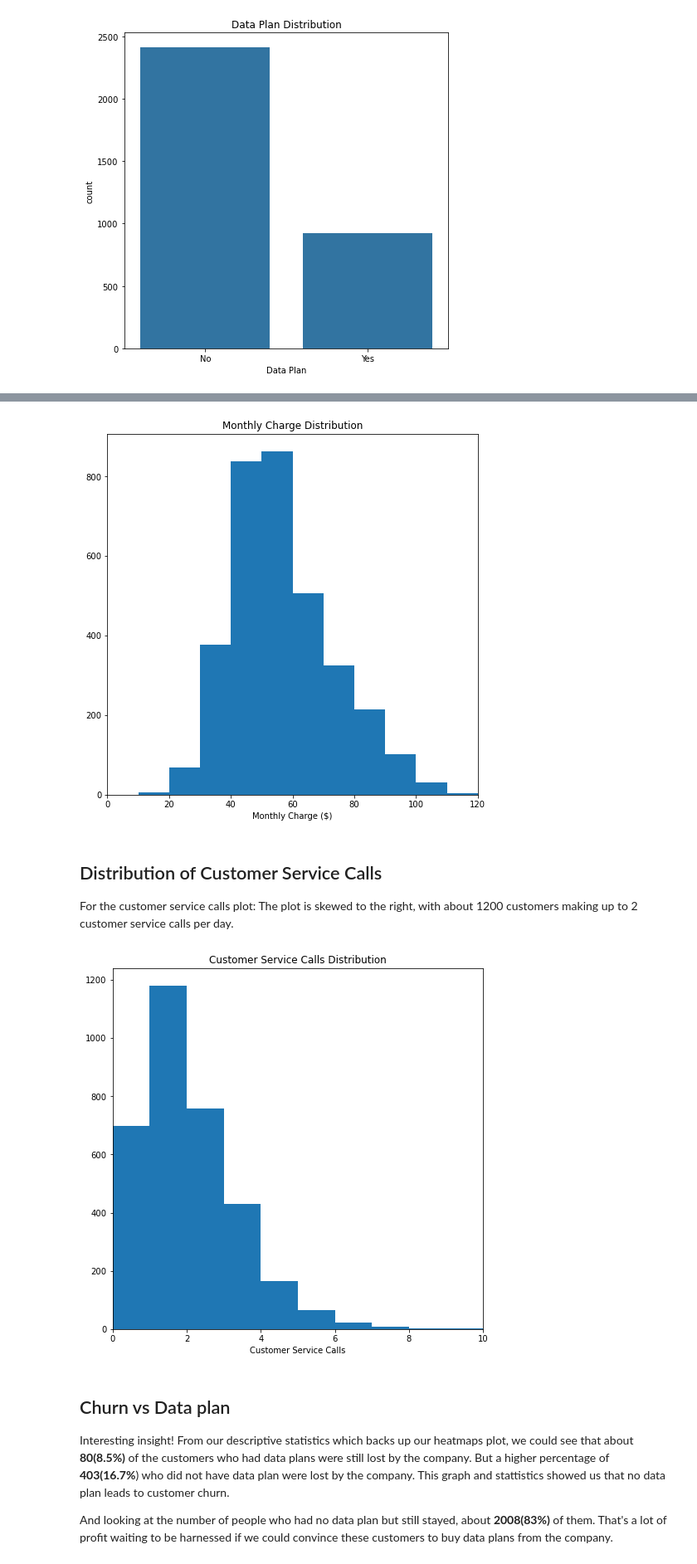
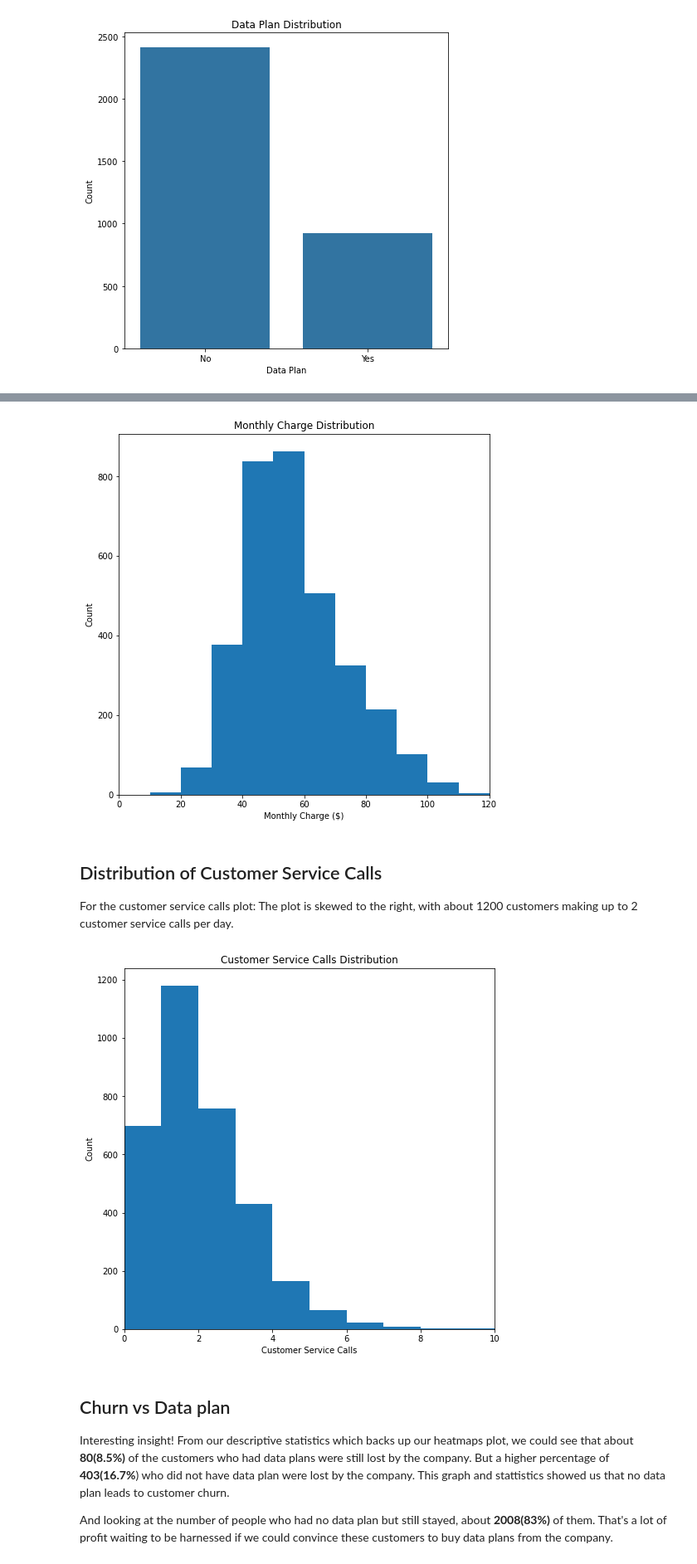
Before and after one commit to Chisomnwa/Communicate-Data-Findings, a Jupyter notebook: Part _II_Slide_Deck_Template.ipynb, the cells around one changed output, grey strips where cells are left out. Shown: that part at 83% size. Drawn from its saved outputs; the diff is of its cells as text; code cells hidden in the pictures.

```diff
--- a/Part _II_Slide_Deck_Template.ipynb
+++ b/Part _II_Slide_Deck_Template.ipynb
@@ -200,9 +208,10 @@ bins = np.arange(10, customer_info['monthly_charge'].max()+10, 10);
 plt.hist(data=customer_info, x='monthly_charge', bins = bins);
 plt.xlim(0, 120);
 plt.title('Monthly Charge Distribution')
-plt.xlabel('Monthly Charge ($)');
+plt.xlabel('Monthly Charge ($)')
+plt.ylabel('Count');
 # %% [output]
-[figure, old version]
+[figure, new version]
 # %% [markdown]
 ## Distribution of Customer Service Calls
 
@@ -210,12 +219,13 @@ For the customer service calls plot: The plot is skewed to the right, with about
 # %%
 plt.figure(figsize= [8, 8]);
 bins = np.arange(0, customer_info['customer_service_calls'].max()+1.1, 1);
 plt.hist(data=customer_info, x='customer_service_calls', bins = bins);
 plt.xlim(0, 10);
 plt.title('Customer Service Calls Distribution')
-plt.xlabel('Customer Service Calls');
+plt.xlabel('Customer Service Calls')
+plt.ylabel('Count');
 # %% [output]
-[figure, old version]
+[figure, new version]
 # %% [markdown]
 ## Churn vs Data plan
 Interesting insight! From our descriptive statistics which backs up our heatmaps plot, we could see that about **80(8.5%)** of the customers who had data plans were still lost by the company. But a higher percentage of **403(16.7%**) who did not have data plan were lost by the company. This graph and stattistics showed us that no data plan leads to customer churn.
```
Also changed, not shown: parts of 20 cells of this notebook.
